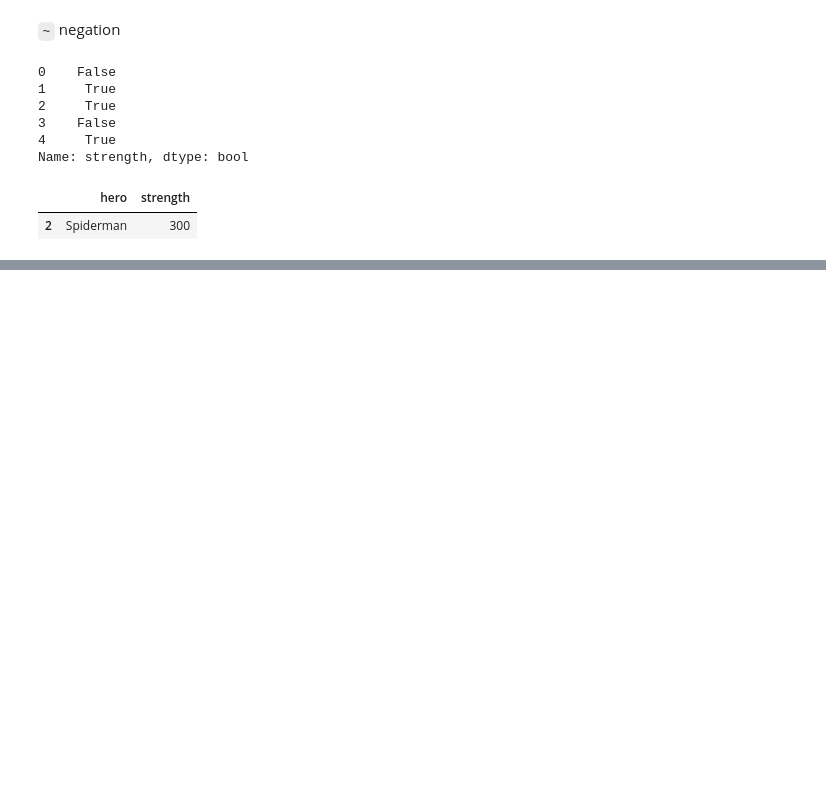
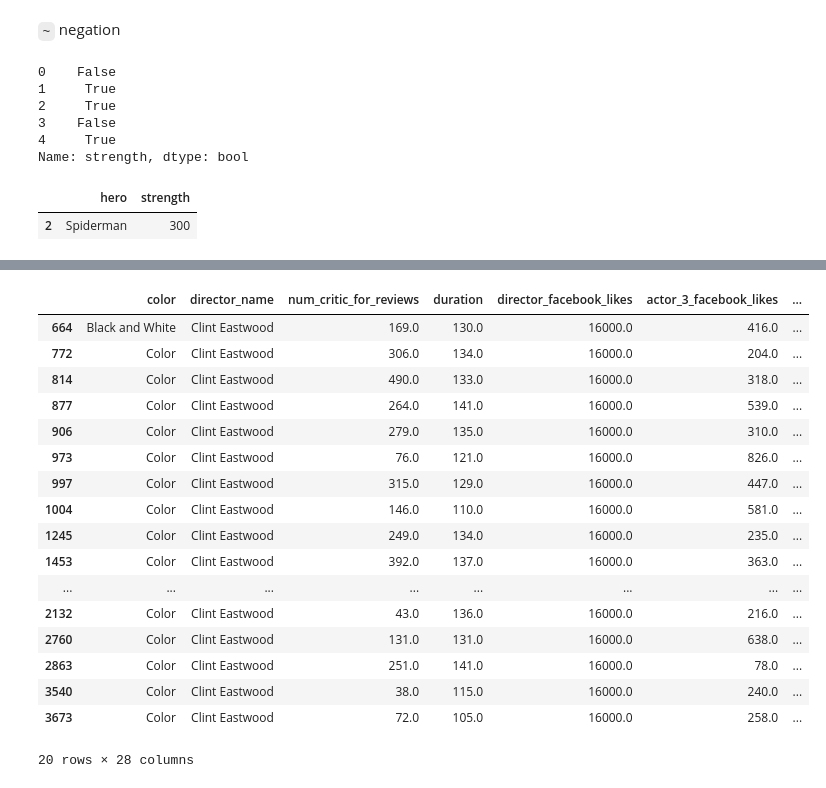
Before and after one commit to grechut/first-steps-with-pandas, a Jupyter notebook: pyconpl-workshop/first-steps-with-pandas-with-solutions.ipynb, the cells around one changed output, grey strips where cells are left out. Saved outputs shown, nothing was run; the diff lists cells and outputs as text; code cells hidden in the pictures; blank space fills up the shorter version.

```diff
--- a/pyconpl-workshop/first-steps-with-pandas.ipynb
+++ b/pyconpl-workshop/first-steps-with-pandas-with-solutions.ipynb
@@ -373,0 +383,23 @@ heroes[~(
+# %%
+# Solution 1
+
+movies[movies['director_name'] == "Clint Eastwood"]
+# %% [output]
+|  | color | director_name | num_critic_for_reviews | duration | director_facebook_likes | actor_3_facebook_likes | ... |
+| 664 | Black and White | Clint Eastwood | 169.0 | 130.0 | 16000.0 | 416.0 | ... |
+| 772 | Color | Clint Eastwood | 306.0 | 134.0 | 16000.0 | 204.0 | ... |
+| 814 | Color | Clint Eastwood | 490.0 | 133.0 | 16000.0 | 318.0 | ... |
+| 877 | Color | Clint Eastwood | 264.0 | 141.0 | 16000.0 | 539.0 | ... |
+| 906 | Color | Clint Eastwood | 279.0 | 135.0 | 16000.0 | 310.0 | ... |
+| 973 | Color | Clint Eastwood | 76.0 | 121.0 | 16000.0 | 826.0 | ... |
+| 997 | Color | Clint Eastwood | 315.0 | 129.0 | 16000.0 | 447.0 | ... |
+| 1004 | Color | Clint Eastwood | 146.0 | 110.0 | 16000.0 | 581.0 | ... |
+| 1245 | Color | Clint Eastwood | 249.0 | 134.0 | 16000.0 | 235.0 | ... |
+| 1453 | Color | Clint Eastwood | 392.0 | 137.0 | 16000.0 | 363.0 | ... |
+| ... | ... | ... | ... | ... | ... | ... | ... |
+| 2132 | Color | Clint Eastwood | 43.0 | 136.0 | 16000.0 | 216.0 | ... |
+| 2760 | Color | Clint Eastwood | 131.0 | 131.0 | 16000.0 | 638.0 | ... |
+| 2863 | Color | Clint Eastwood | 251.0 | 141.0 | 16000.0 | 78.0 | ... |
+| 3540 | Color | Clint Eastwood | 38.0 | 115.0 | 16000.0 | 240.0 | ... |
+| 3673 | Color | Clint Eastwood | 72.0 | 105.0 | 16000.0 | 258.0 | ... |
+20 rows × 28 columns
```
Also changed, not shown: parts of 18 cells of this notebook.
